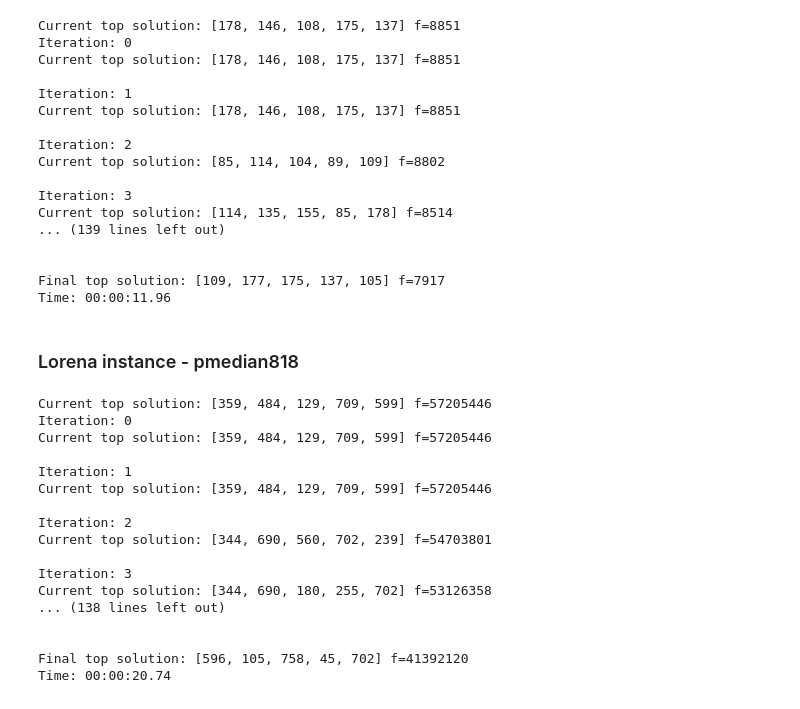
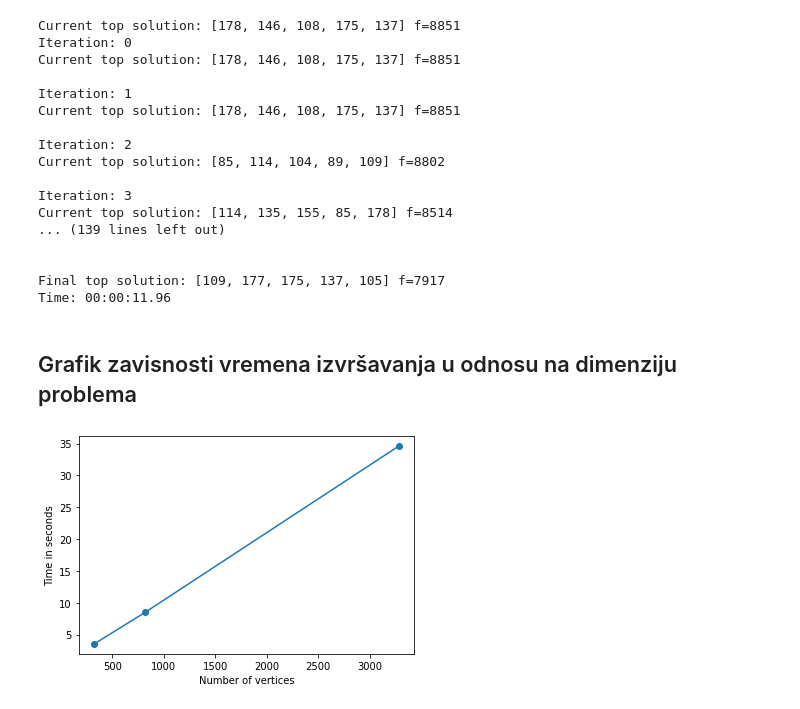
Before and after one commit to jana-jovicic/Genetic-algorithm-for-p-median-problem, a Jupyter notebook: Genetic algorithm for p-median problem.ipynb, the cells around one changed output. Saved outputs shown, nothing was run; the diff lists cells and outputs as text; code cells hidden in the pictures.

Commit message:
added graphics

```diff
--- a/Genetic algorithm for p-median problem.ipynb
+++ b/Genetic algorithm for p-median problem.ipynb
@@ -247,7 +249,7 @@ class GeneticAlgorithm:
         self.init_population_with_center_point = init_population_with_center_point
         self.apply_hypermutation = apply_hypermutation
 
-        self.iterations = 50                                     # Maximal number of iterations
+        self.iterations = 50                                      # Maximal number of iterations
         self.current_iteration = 0
         self.generation_size = 35                                 # Number of individuals in one generation
         self.reproduction_size = 13                               # Number of individuals for reproduction
@@ -488,6 +490,7 @@ class GeneticAlgorithm:
             print()
 
         end_time = time.time()
+        self.time = end_time - start_time
         hours, rem = divmod(end_time - start_time, 3600)
         minutes, seconds = divmod(rem, 60)
 
@@ -906,5 +957,3 @@ Current top solution: [114, 135, 155, 85, 178] f=8514
 
 Final top solution: [109, 177, 175, 137, 105] f=7917
 Time: 00:00:11.96
-# %% [markdown]
-### Lorena instance - pmedian818
@@ -913,22 +960,25 @@ num_vertices, p, cost_matrix = read_Lorena_input_file('Lorena dataset/pmedian818
-# %%
-# Initial population with determining the center point of cluster
-genetic = GeneticAlgorithm(num_vertices, p, cost_matrix, init_population_with_center_point=True, apply_hypermutation=False)
-genetic.optimize()
-# %% [output]
-Current top solution: [359, 484, 129, 709, 599] f=57205446
-Iteration: 0
-Current top solution: [359, 484, 129, 709, 599] f=57205446
-
-Iteration: 1
-Current top solution: [359, 484, 129, 709, 599] f=57205446
-
-Iteration: 2
-Current top solution: [344, 690, 560, 702, 239] f=54703801
-
-Iteration: 3
-Current top solution: [344, 690, 180, 255, 702] f=53126358
-... (138 lines left out)
-
-
-Final top solution: [596, 105, 758, 45, 702] f=41392120
-Time: 00:00:20.74
+# %% [markdown]
+## Grafik zavisnosti vremena izvršavanja u odnosu na dimenziju problema
+# %%
+# Lorena dataset
+# Random Initial population
+
+vertices_time = []
+
+for f in os.listdir('Lorena dataset'):
+  num_vertices, p, cost_matrix = read_Lorena_input_file(os.path.join('Lorena dataset', f))
+  genetic = GeneticAlgorithm(num_vertices, p, cost_matrix, init_population_with_center_point=False, apply_hypermutation=False)
+  genetic.optimize()
+  vertices_time.append((num_vertices, genetic.time))
+
+display.clear_output(wait=True)
+
+vertices_time_sorted = sorted(vertices_time, key = lambda x: x[0])
+
+plt.plot([x[0] for x in vertices_time_sorted], [x[1] for x in vertices_time_sorted])
+plt.scatter([x[0] for x in vertices_time_sorted], [x[1] for x in vertices_time_sorted])
+plt.ylabel('Time in seconds')
+plt.xlabel('Number of vertices')
+plt.show()
+# %% [output]
+[figure, added]
```
Also changed, not shown: parts of 12 cells of this notebook, 1 other file.
